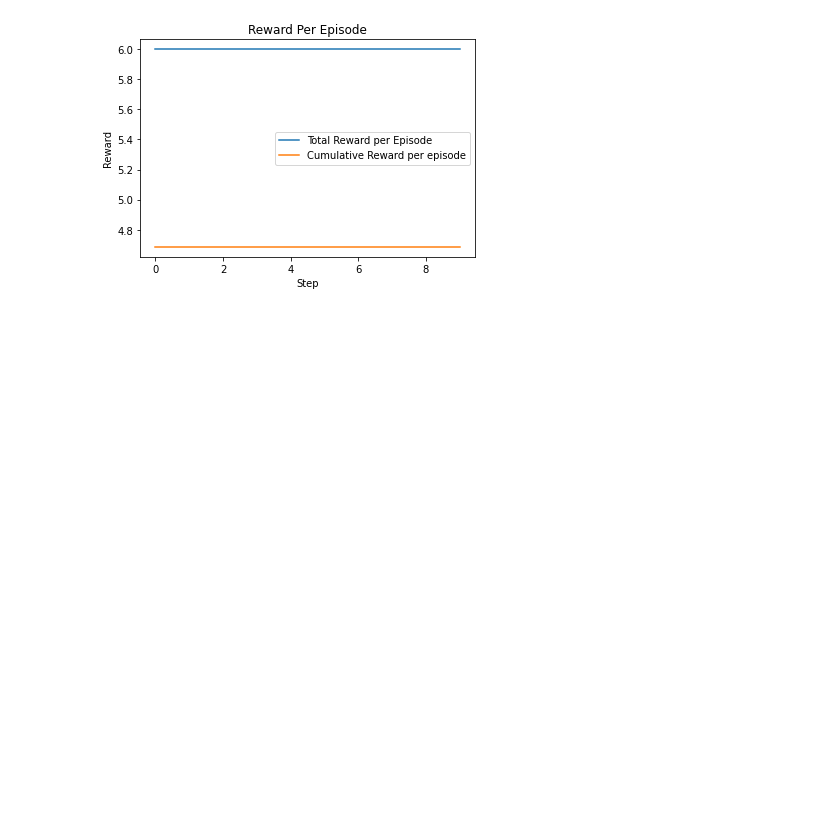
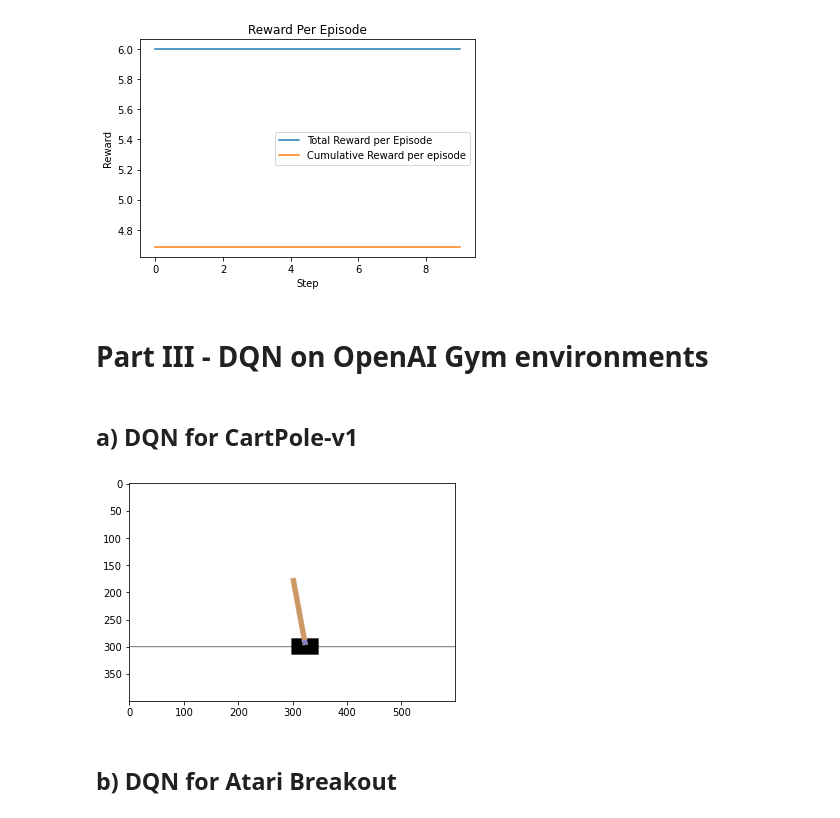
Before and after one commit to hazique/RL-Assignment-2, a Jupyter notebook: RL_Assignment_2.ipynb, the cells around one changed output. Cells and saved outputs as stored; diff of their text form; code cells hidden in the pictures; blank space fills up the shorter version.

Commit message:
added atari roms and setup for part3

```diff
--- a/RL_Assignment_2.ipynb
+++ b/RL_Assignment_2.ipynb
@@ -321,7 +348,7 @@ gamma = 0.9
 batch_length = 5
 
 epsilon = 1.0
-epochs = 2000
+epochs = 1000
 losses = list()
 mem_size = 1000 * batch_length
 batch_size = 200 * batch_length
@@ -352,7 +379,9 @@ for i in t:
 
     current_state = get_state_from_position(env.agent_pos)
     current_state_oh = one_hot(current_state)
-    current_state_oh = torch.from_numpy(current_state_oh).cuda()
+    current_state_oh = torch.from_numpy(current_state_oh)
+    if torch.cuda.is_available():
+        current_state_oh = current_state_oh.cuda()
     qval = model(current_state_oh)
     qval_ = qval.data.cpu().numpy()
 
@@ -524,0 +552,27 @@ plt.legend()
+# %% [markdown]
+# Part III - DQN on OpenAI Gym environments
+# %% [markdown]
+## a) DQN for CartPole-v1
+# %%
+cartpole_env = gym.make('CartPole-v1')
+
+# Let's watch how an untrained agent moves around
+state = cartpole_env.reset()
+prev_screen = cartpole_env.render(mode='rgb_array')
+plt.imshow(prev_screen)
+for j in range(100):
+    action = random.choice(range(2))
+    screen = cartpole_env.render(mode='rgb_array')
+    plt.imshow(screen)
+    ipythondisplay.display(plt.gcf())
+    ipythondisplay.clear_output(wait=True)
+    state, reward, done, _ = cartpole_env.step(action)
+    if done:
+        break
+
+ipythondisplay.clear_output(wait=True)
+cartpole_env.close()
+# %% [output]
+[figure, added]
+# %% [markdown]
+## b) DQN for Atari Breakout
```
Also changed, not shown: parts of 20 cells of this notebook, 2 other files.
